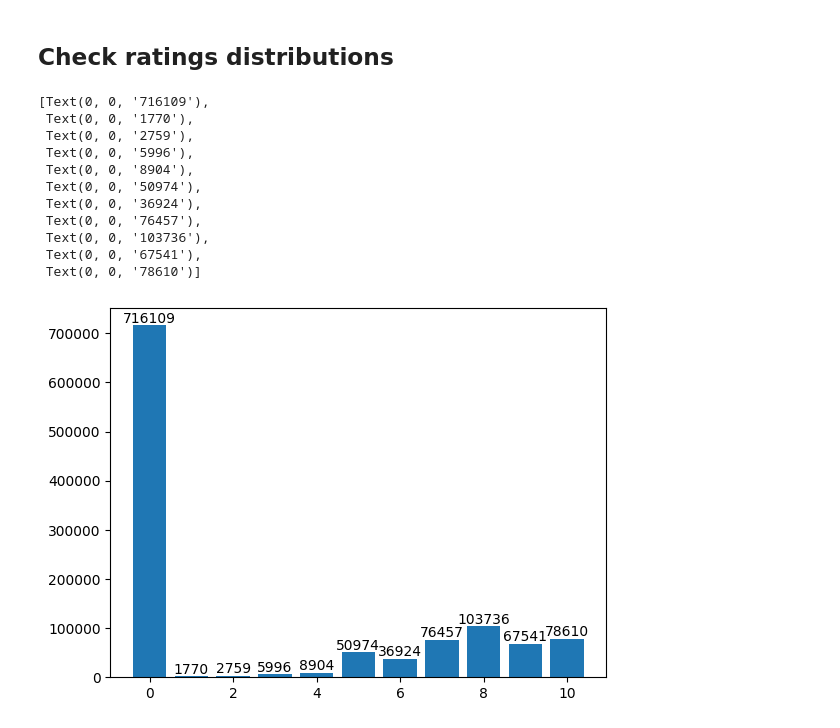
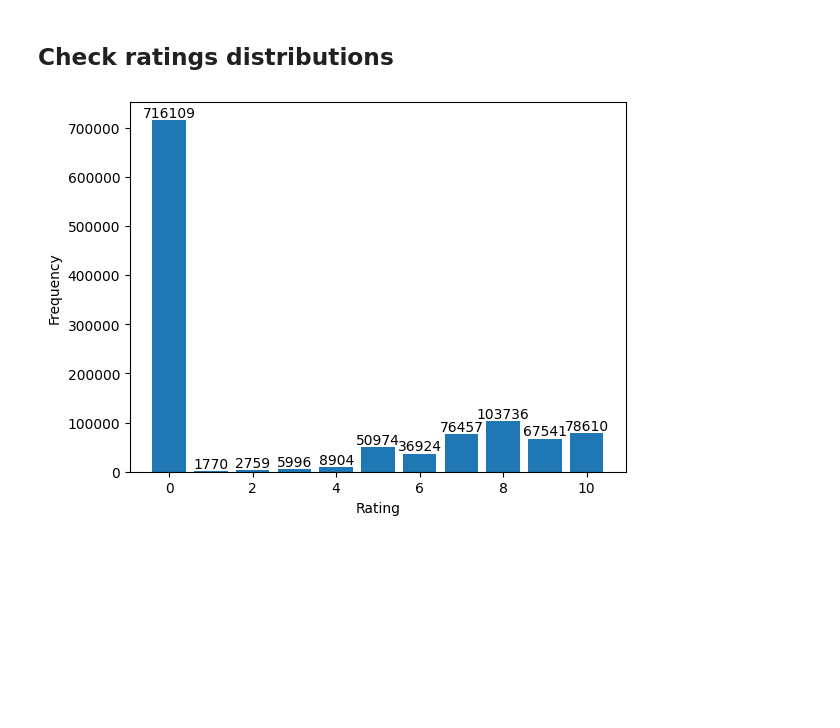
Before and after one commit to AyalSwaid/BookRecSys, a Jupyter notebook: recSysNotebook.ipynb, the cells around one changed output. Saved outputs shown, nothing was run; the diff lists cells and outputs as text; code cells hidden in the pictures; blank space fills up the shorter version.

```diff
--- a/recSysNotebook.ipynb
+++ b/recSysNotebook.ipynb
@@ -72,24 +80,16 @@ memory usage: 16.6+ MB
 # %% [markdown]
 ## Check ratings distributions
 # %%
-rating_dist = ratings.groupby(['rating']).count().reset_index()
-rating_dist
-# plt.bar(rating_dist["rating"].values,rating_dist["userID"])
+def show_ratings_dist(df):
+    rating_dist = df.groupby(['rating']).count().reset_index()
+    # rating_dist
+    # plt.bar(rating_dist["rating"].values,rating_dist["userID"])
 
-fig, ax = plt.subplots()
-bars = ax.bar(rating_dist["rating"].values, rating_dist["userID"])
-
-ax.bar_label(bars)
+    fig, ax = plt.subplots()
+    bars = ax.bar(rating_dist["rating"].values, rating_dist["userID"])
+    ax.set_xlabel("Rating")
+    ax.set_ylabel("Frequency")
+    ax.bar_label(bars)
+show_ratings_dist(ratings)
 # %% [output]
-[Text(0, 0, '716109'),
- Text(0, 0, '1770'),
- Text(0, 0, '2759'),
- Text(0, 0, '5996'),
- Text(0, 0, '8904'),
- Text(0, 0, '50974'),
- Text(0, 0, '36924'),
- Text(0, 0, '76457'),
- Text(0, 0, '103736'),
- Text(0, 0, '67541'),
- Text(0, 0, '78610')]
-[figure, old version]
+[figure, new version]
```
Also changed, not shown: parts of 7 cells of this notebook.
